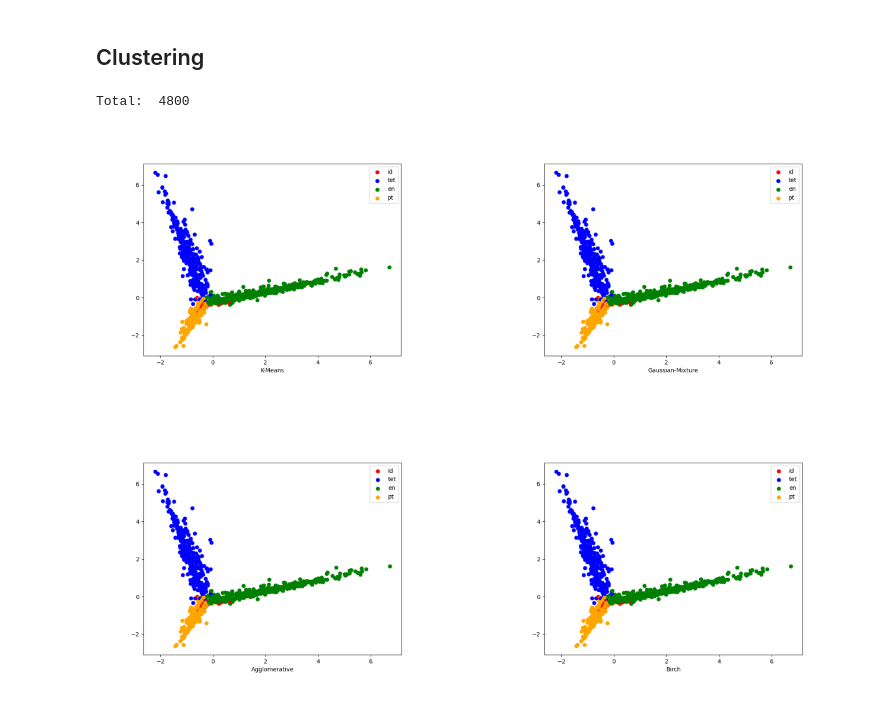
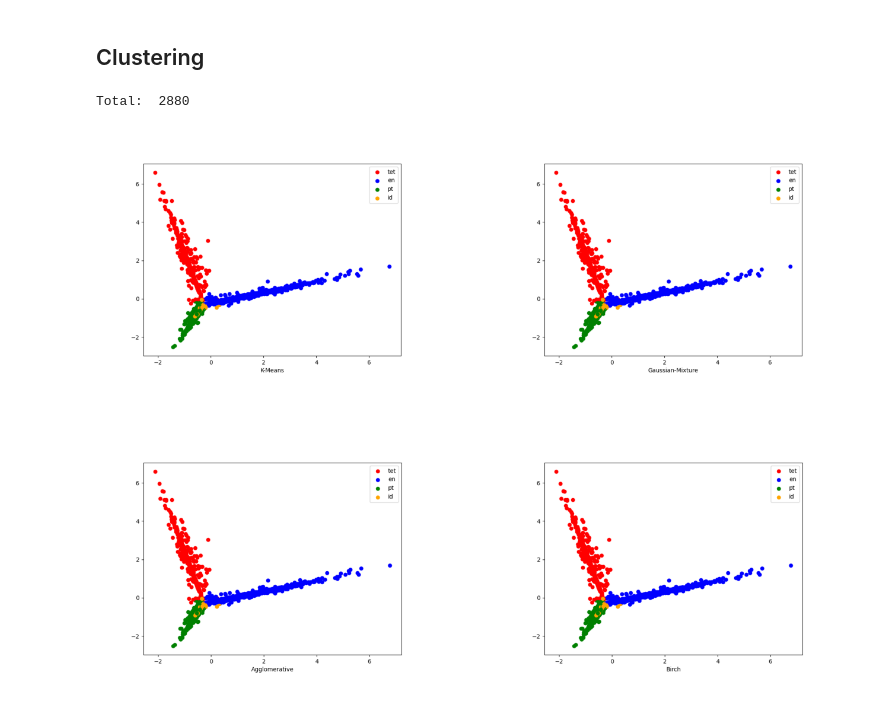
Before and after one commit to gabriel-de-jesus/tetun-lid, a Jupyter notebook: dea.ipynb, the cells around one changed output. Cells and saved outputs as stored; diff of their text form; code cells hidden in the pictures.

```diff
--- a/dea.ipynb
+++ b/dea.ipynb
@@ -8,5 +10,9 @@ import warnings
 warnings.filterwarnings('ignore')
 # %% [markdown]
 ## Data Exploratory and Analysis
+# %%
+# instantiate classes
+process_data = ProcessData()
+dea = DataAnalysisExploration()
 # %%
 # paths
@@ -162,9 +173,9 @@ Sentence avg length before normalized:  134.75 and after normalized:  106.94
 # %%
 # select the dataset fraction for clustering
-final_clean_dataset_cluster = final_clean_dataset.sample(frac=0.05, random_state=42)
+final_clean_dataset_cluster = final_clean_dataset.sample(frac=0.03, random_state=42)
 print('Total: ', len(final_clean_dataset_cluster))
 # %% [output]
-Total:  4800
+Total:  2880
 # %%
 #Generate plot for each clustering algorithm
 
@@ -179,5 +190,5 @@ display_data_in_clustering(final_clean_dataset_cluster, Birch, "Birch")
 # %%
 # Compile the plots in an image
-display_images("k-means.png", "gaussian-mixture.png", "agglomerative.png", "birch.png")
+dea.display_images("k-means.png", "gaussian-mixture.png", "agglomerative.png", "birch.png")
 # %% [output]
-[figure, old version]
+[figure, new version]
```
Also changed, not shown: parts of 17 cells of this notebook, 10 other files.
